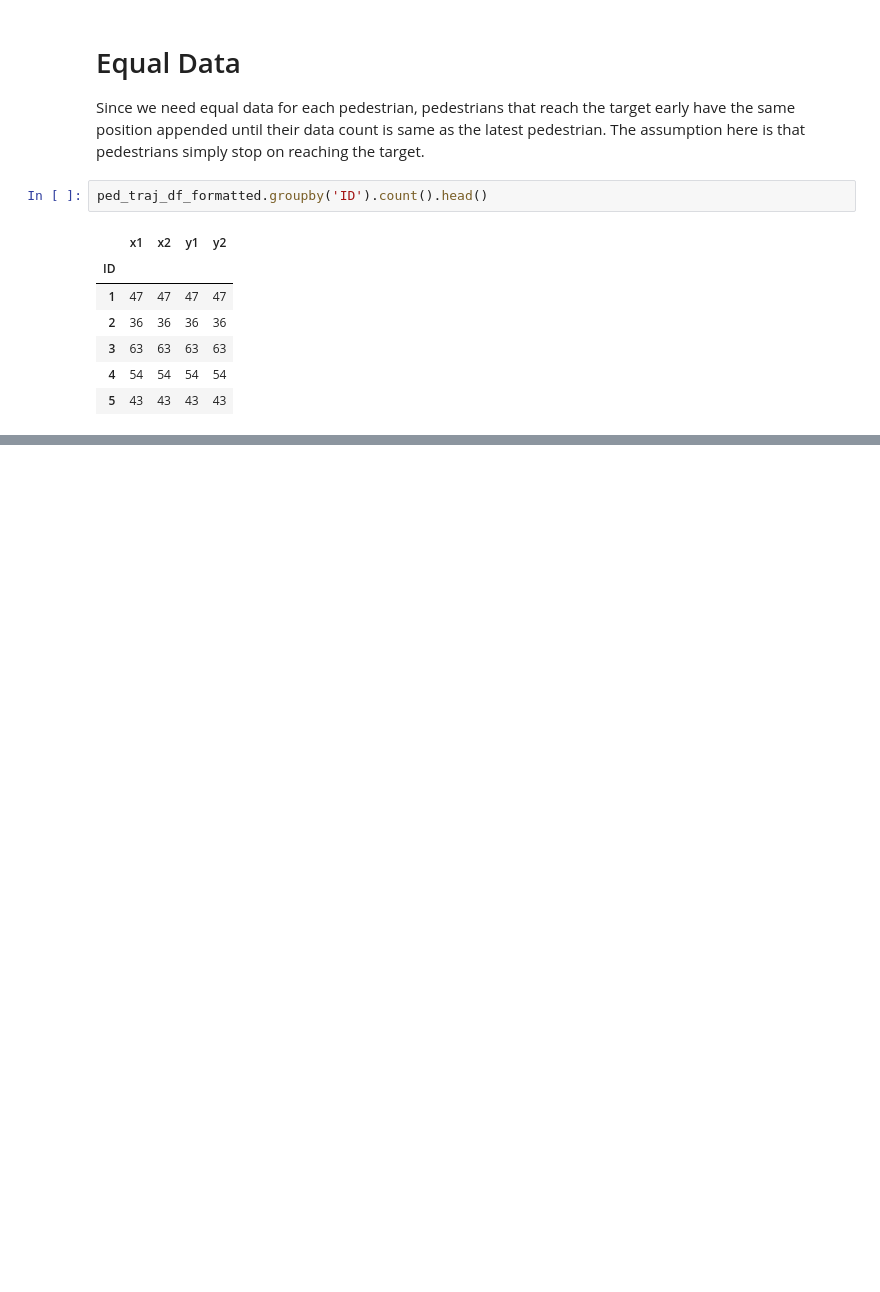
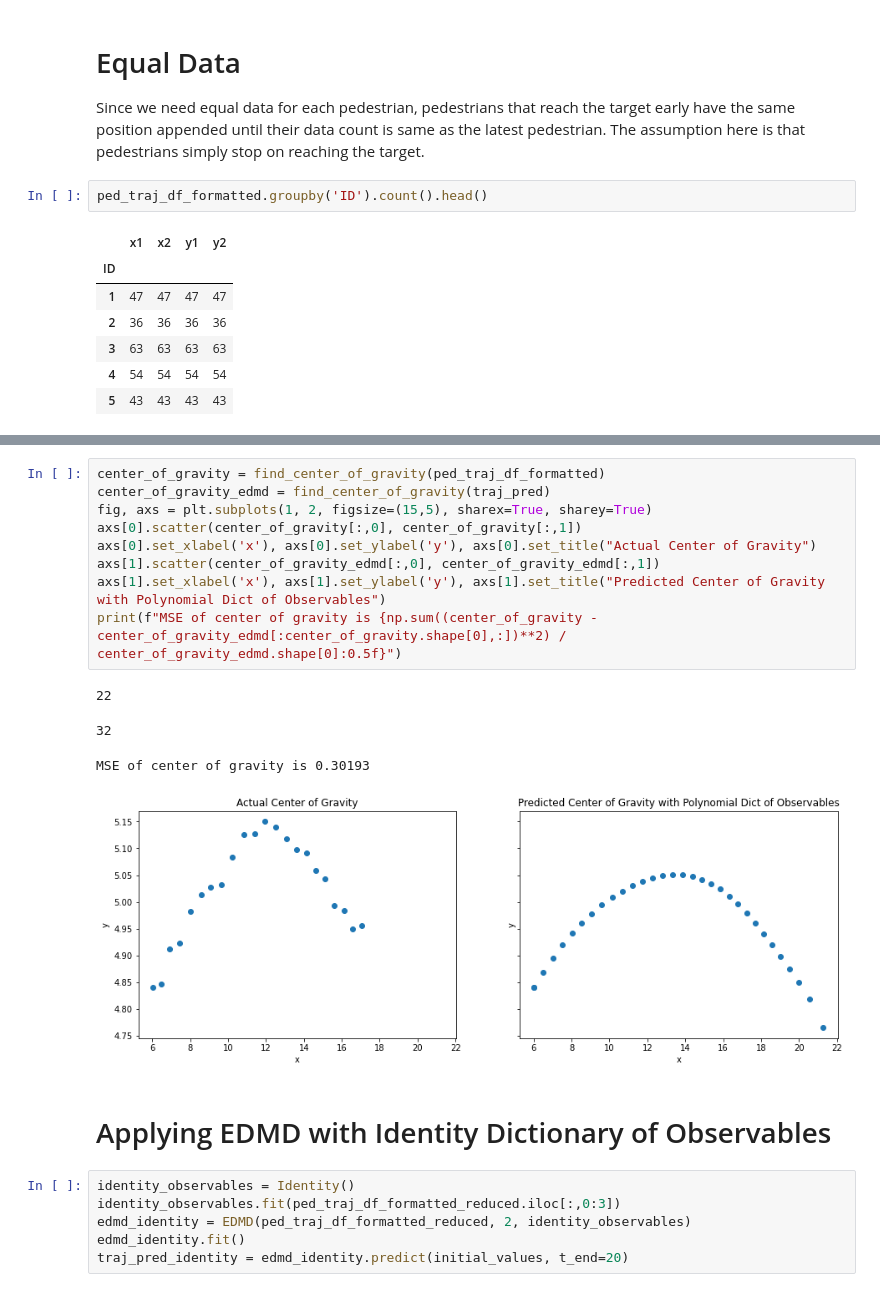
Before and after one commit to waleedbinkhalid74/ml_cms_final_project, a Jupyter notebook: ml_cms_final_proj_task_5.ipynb, the cells around one changed output, grey strips where cells are left out. Drawn from its saved outputs; the diff is of its cells as text; blank space fills up the shorter version.

```diff
--- a/ml_cms_final_proj_task_5.ipynb
+++ b/ml_cms_final_proj_task_5.ipynb
@@ -138,0 +182,22 @@ ped_traj_df
+# %%
+center_of_gravity = find_center_of_gravity(ped_traj_df_formatted)
+center_of_gravity_edmd = find_center_of_gravity(traj_pred)
+fig, axs = plt.subplots(1, 2, figsize=(15,5), sharex=True, sharey=True)
+axs[0].scatter(center_of_gravity[:,0], center_of_gravity[:,1])
+axs[0].set_xlabel('x'), axs[0].set_ylabel('y'), axs[0].set_title("Actual Center of Gravity")
+axs[1].scatter(center_of_gravity_edmd[:,0], center_of_gravity_edmd[:,1])
+axs[1].set_xlabel('x'), axs[1].set_ylabel('y'), axs[1].set_title("Predicted Center of Gravity with Polynomial Dict of Observables")
+print(f"MSE of center of gravity is {np.sum((center_of_gravity - center_of_gravity_edmd[:center_of_gravity.shape[0],:])**2) / center_of_gravity_edmd.shape[0]:0.5f}")
+# %% [output]
+22
+32
+MSE of center of gravity is 0.30193
+[figure, added]
+# %% [markdown]
+# Applying EDMD with Identity Dictionary of Observables
+# %%
+identity_observables = Identity()
+identity_observables.fit(ped_traj_df_formatted_reduced.iloc[:,0:3])
+edmd_identity = EDMD(ped_traj_df_formatted_reduced, 2, identity_observables)
+edmd_identity.fit()
+traj_pred_identity = edmd_identity.predict(initial_values, t_end=20)
```
Also changed, not shown: parts of 13 cells of this notebook, 5 other files.
